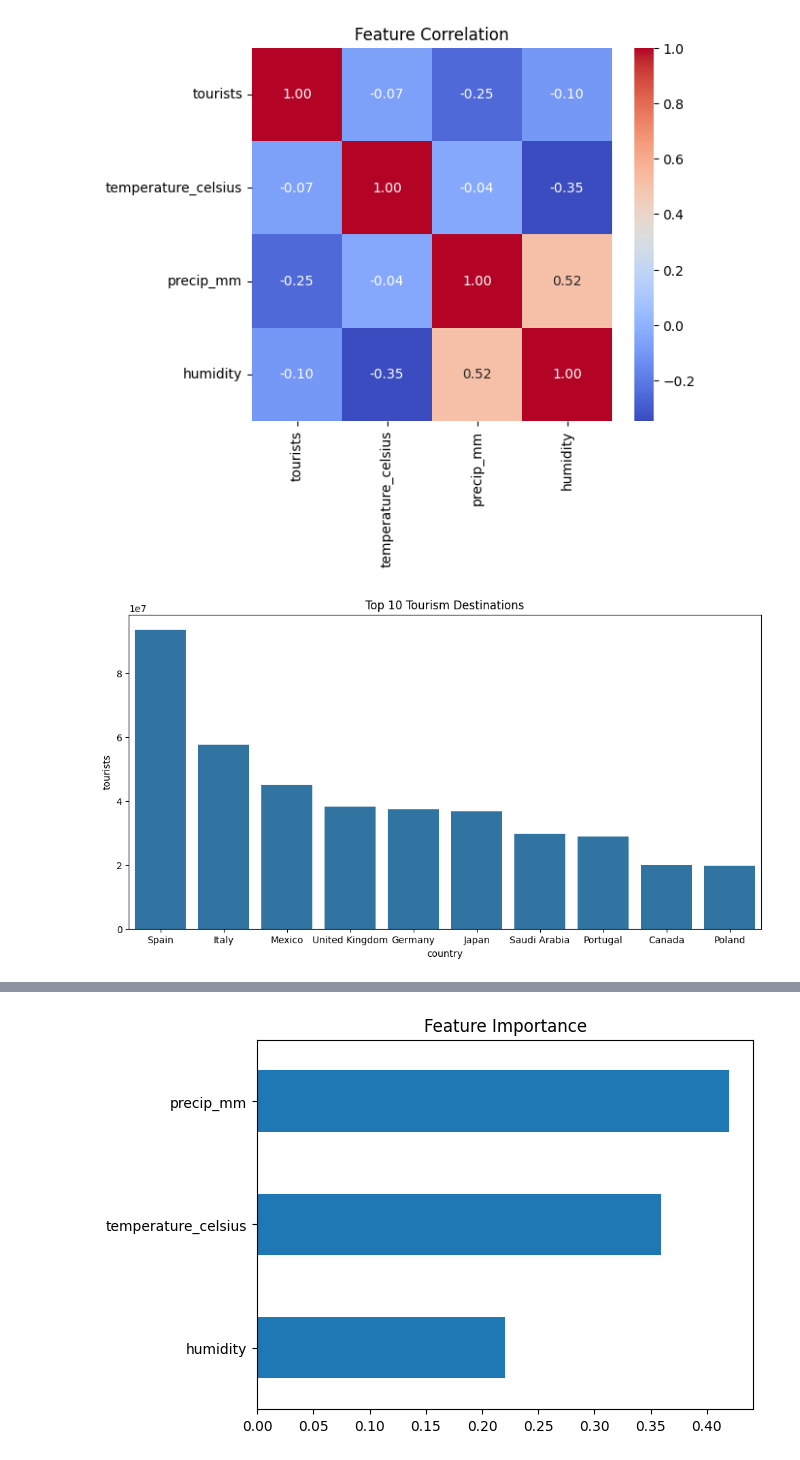
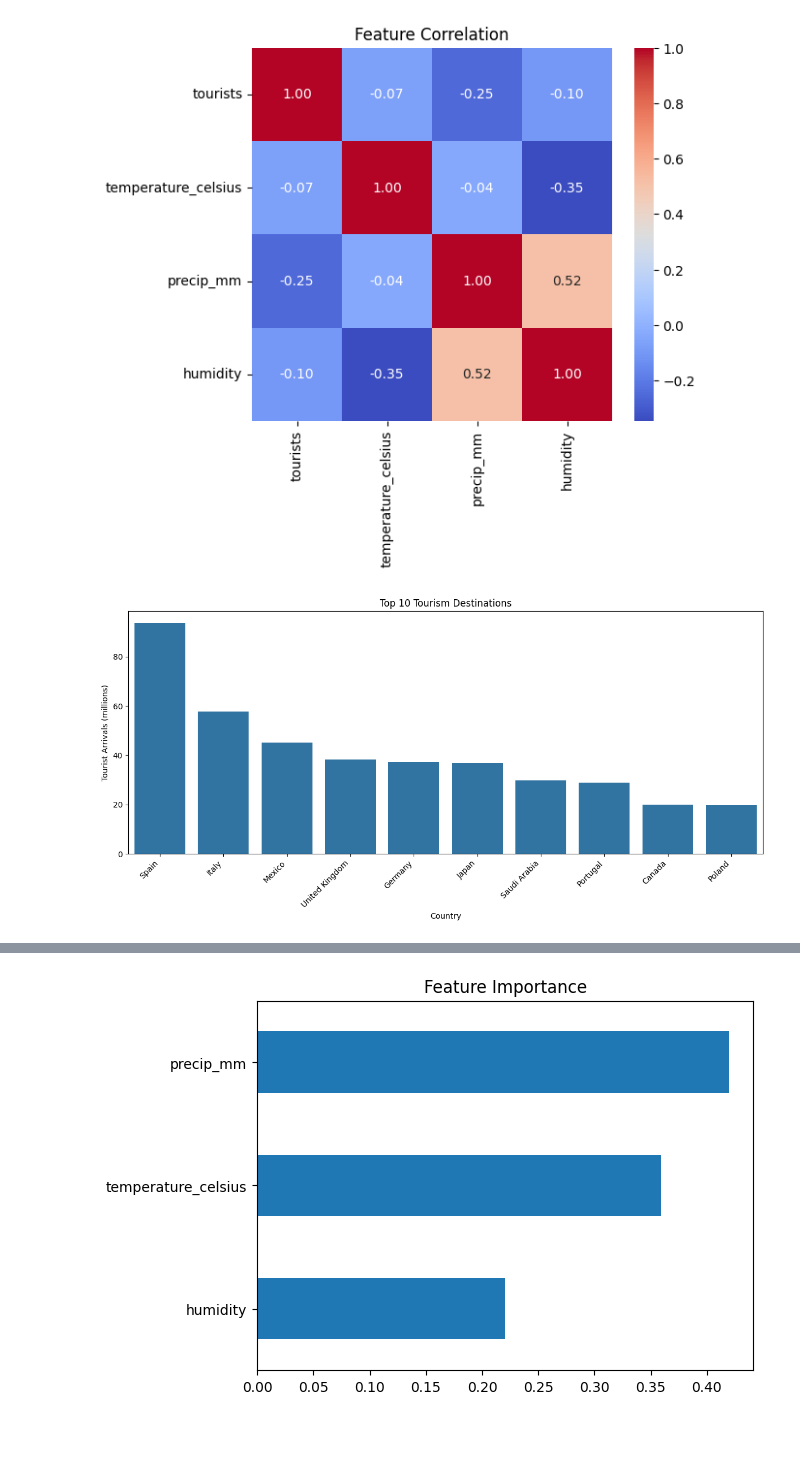
Before and after one commit to 2005yoheiUBC/tourist-demand-prediction, a Jupyter notebook: notebooks/travel_analysis.ipynb, the cells around one changed output, grey strips where cells are left out. Saved outputs shown, nothing was run; the diff lists cells and outputs as text; code cells hidden in the pictures; blank space fills up the shorter version.

```diff
--- a/notebooks/travel_analysis.ipynb
+++ b/notebooks/travel_analysis.ipynb
@@ -263,12 +276,16 @@ plt.show()
 # %% [output]
 [figure]
 # %%
-#Top countries
-top = df.sort_values("tourists", ascending = False).head(10)
+top = df.sort_values("tourists", ascending=False).head(10).copy()
+top["tourists_m"] = top["tourists"] / 1e6
 
-plt.figure(figsize = (12,6))
-sns.barplot(data = top, x = "country", y = "tourists")
+plt.figure(figsize=(12, 6))
+sns.barplot(data=top, x="country", y="tourists_m")
 plt.title("Top 10 Tourism Destinations")
+plt.xlabel("Country")
+plt.ylabel("Tourist Arrivals (millions)")
+plt.xticks(rotation=45, ha="right")
+plt.tight_layout()
 plt.show()
 # %% [output]
-[figure, old version]
+[figure, new version]
```
Also changed, not shown: parts of 20 cells of this notebook.
